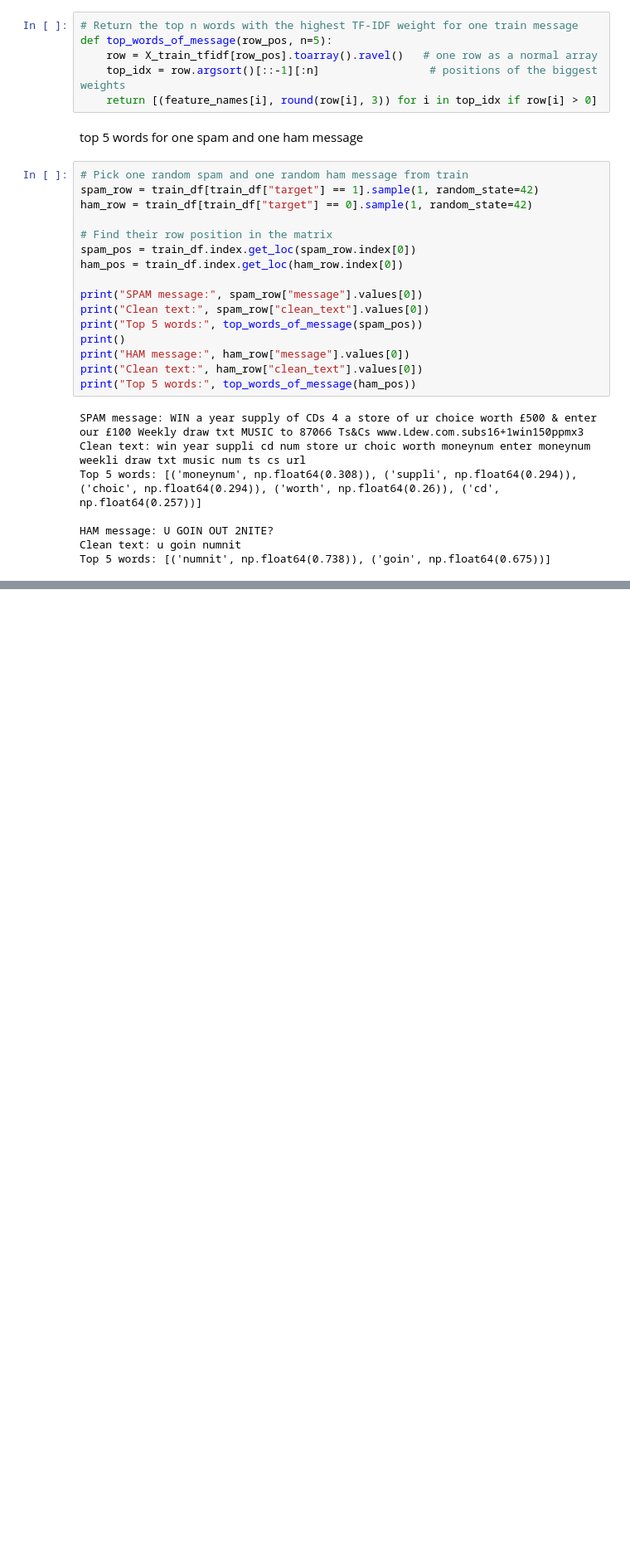
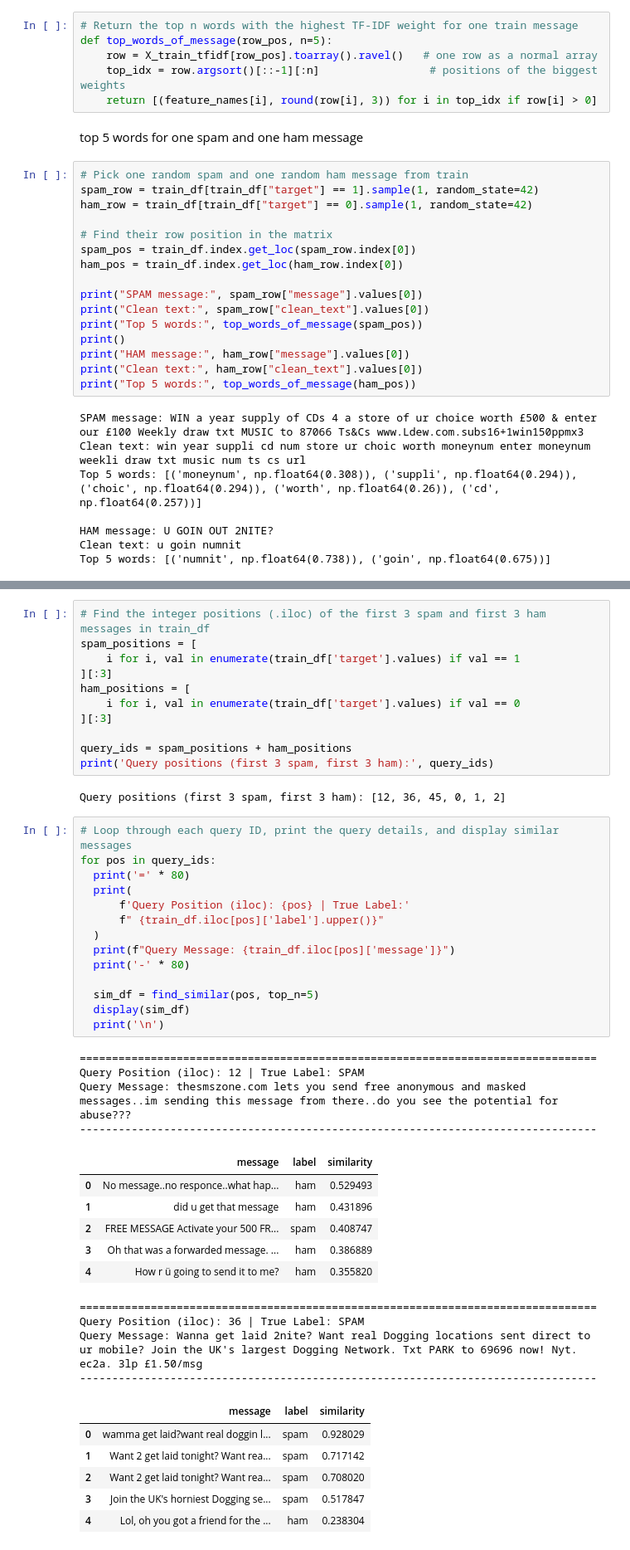
Before and after one commit to zahrss0r/DS483-SMS-Spam-Detection-Project, a Jupyter notebook: DS483_SMS_Spam.ipynb, the cells around one changed output, grey strips where cells are left out. Shown at 83% size. Cells and saved outputs as stored; diff of their text form; blank space fills up the shorter version.

Commit message:
Task 2 part 3 -  cosine similarity search

```diff
--- a/DS483_SMS_Spam.ipynb
+++ b/DS483_SMS_Spam.ipynb
@@ -625,0 +658,48 @@ Top 5 words: [('numnit', np.float64(0.738)), ('goin', np.float64(0.675))]
+# %%
+# Find the integer positions (.iloc) of the first 3 spam and first 3 ham messages in train_df
+spam_positions = [
+    i for i, val in enumerate(train_df['target'].values) if val == 1
+][:3]
+ham_positions = [
+    i for i, val in enumerate(train_df['target'].values) if val == 0
+][:3]
+
+query_ids = spam_positions + ham_positions
+print('Query positions (first 3 spam, first 3 ham):', query_ids)
+# %% [output]
+Query positions (first 3 spam, first 3 ham): [12, 36, 45, 0, 1, 2]
+# %%
+# Loop through each query ID, print the query details, and display similar messages
+for pos in query_ids:
+  print('=' * 80)
+  print(
+      f'Query Position (iloc): {pos} | True Label:'
+      f" {train_df.iloc[pos]['label'].upper()}"
+  )
+  print(f"Query Message: {train_df.iloc[pos]['message']}")
+  print('-' * 80)
+
+  sim_df = find_similar(pos, top_n=5)
+  display(sim_df)
+  print('\n')
+# %% [output]
+================================================================================
+Query Position (iloc): 12 | True Label: SPAM
+Query Message: thesmszone.com lets you send free anonymous and masked messages..im sending this message from there..do you see the potential for abuse???
+--------------------------------------------------------------------------------
+|  | message | label | similarity |
+| 0 | No message..no responce..what hap... | ham | 0.529493 |
+| 1 | did u get that message | ham | 0.431896 |
+| 2 | FREE MESSAGE Activate your 500 FR... | spam | 0.408747 |
+| 3 | Oh that was a forwarded message. ... | ham | 0.386889 |
+| 4 | How r ü going to send it to me? | ham | 0.355820 |
+================================================================================
+Query Position (iloc): 36 | True Label: SPAM
+Query Message: Wanna get laid 2nite? Want real Dogging locations sent direct to ur mobile? Join the UK's largest Dogging Network. Txt PARK to 69696 now! Nyt. ec2a. 3lp £1.50/msg
+--------------------------------------------------------------------------------
+|  | message | label | similarity |
+| 0 | wamma get laid?want real doggin l... | spam | 0.928029 |
+| 1 | Want 2 get laid tonight? Want rea... | spam | 0.717142 |
+| 2 | Want 2 get laid tonight? Want rea... | spam | 0.708020 |
+| 3 | Join the UK's horniest Dogging se... | spam | 0.517847 |
+| 4 | Lol, oh you got a friend for the ... | ham | 0.238304 |
```
Also changed, not shown: parts of 4 cells of this notebook.
